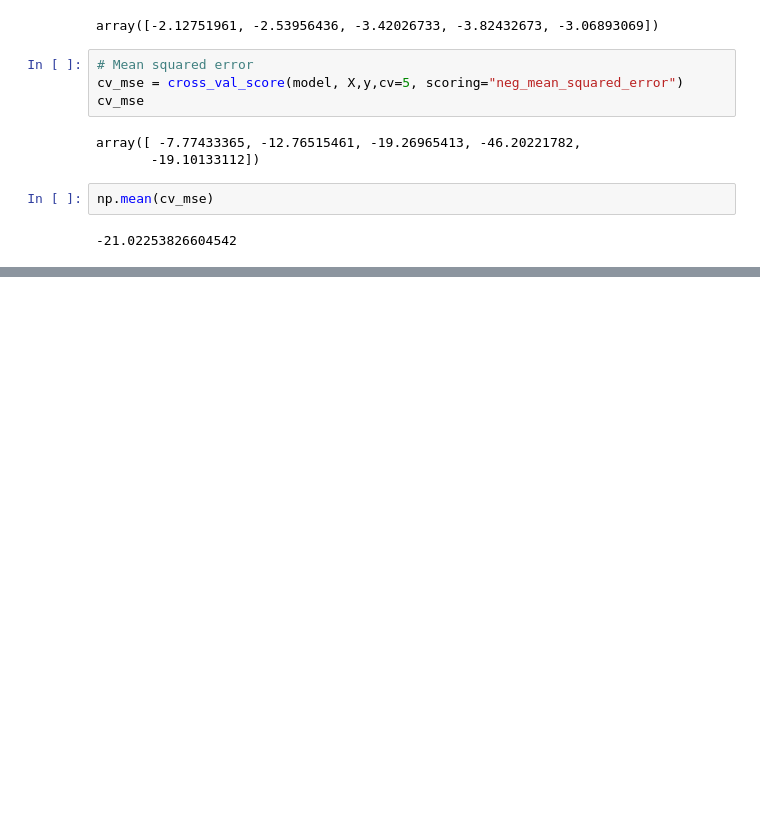
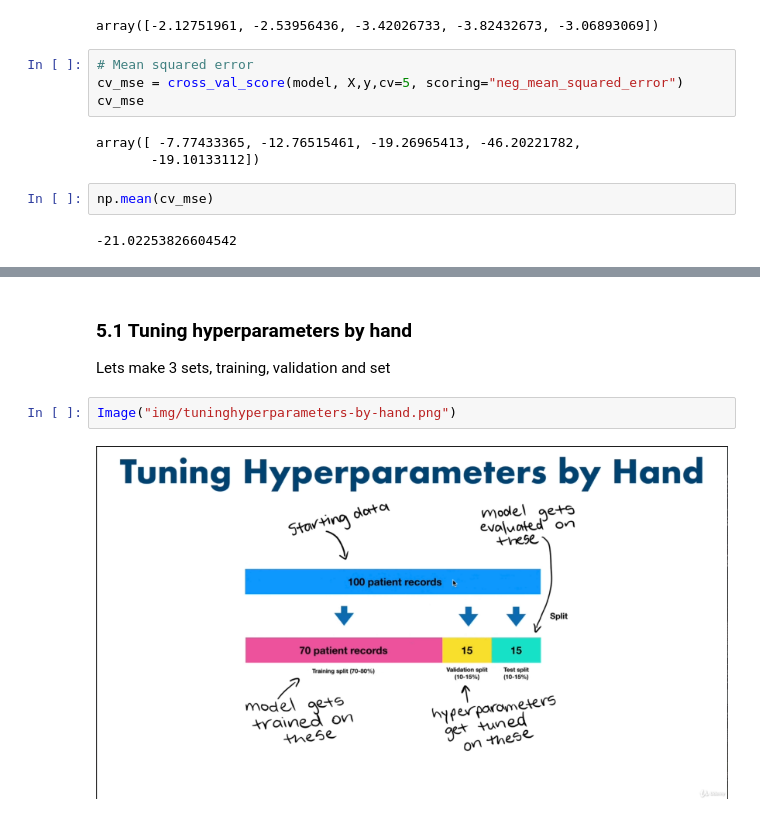
Before and after one commit to Picnic1209/ML-Udemy, a Jupyter notebook: Intro-to-SciKitLearn.ipynb, the cells around one changed output, grey strips where cells are left out. Cells and saved outputs as stored; diff of their text form; blank space fills up the shorter version.

```diff
--- a/Intro-to-SciKitLearn.ipynb
+++ b/Intro-to-SciKitLearn.ipynb
@@ -1491,0 +1605,8 @@ np.mean(cv_mse)
+# %% [markdown]
+### 5.1 Tuning hyperparameters by hand
+
+Lets make 3 sets, training, validation and set
+# %%
+Image("img/tuninghyperparameters-by-hand.png")
+# %% [output]
+[figure, added]
```
Also changed, not shown: parts of 52 cells of this notebook, 3 other files.
